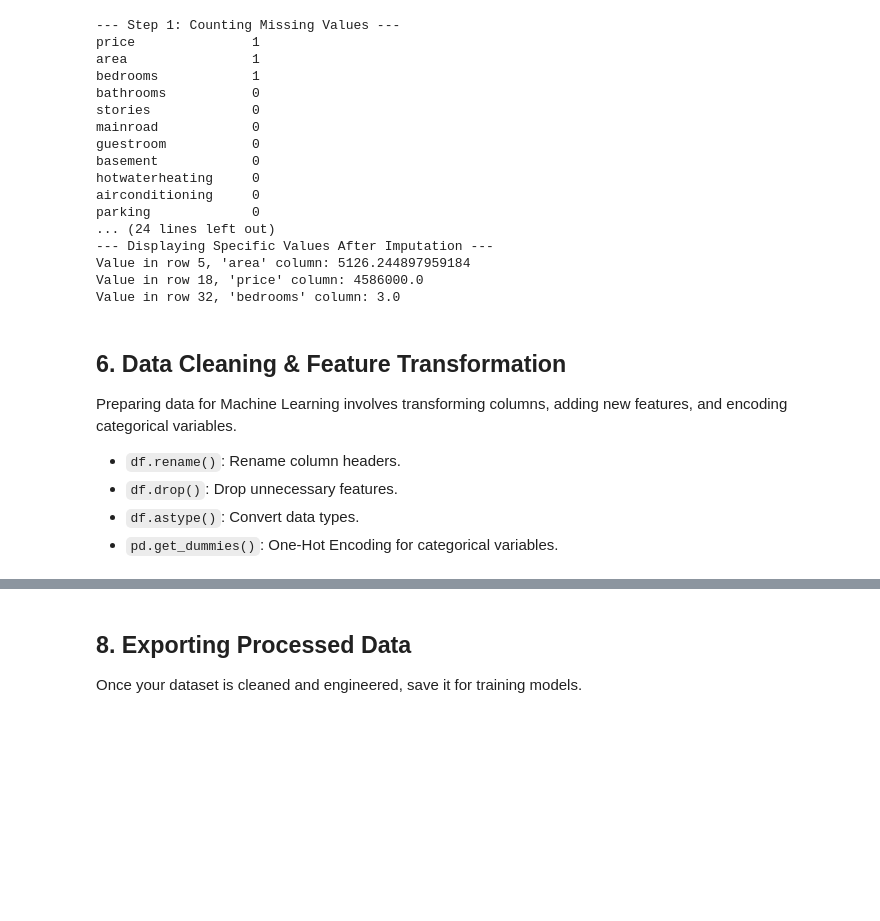
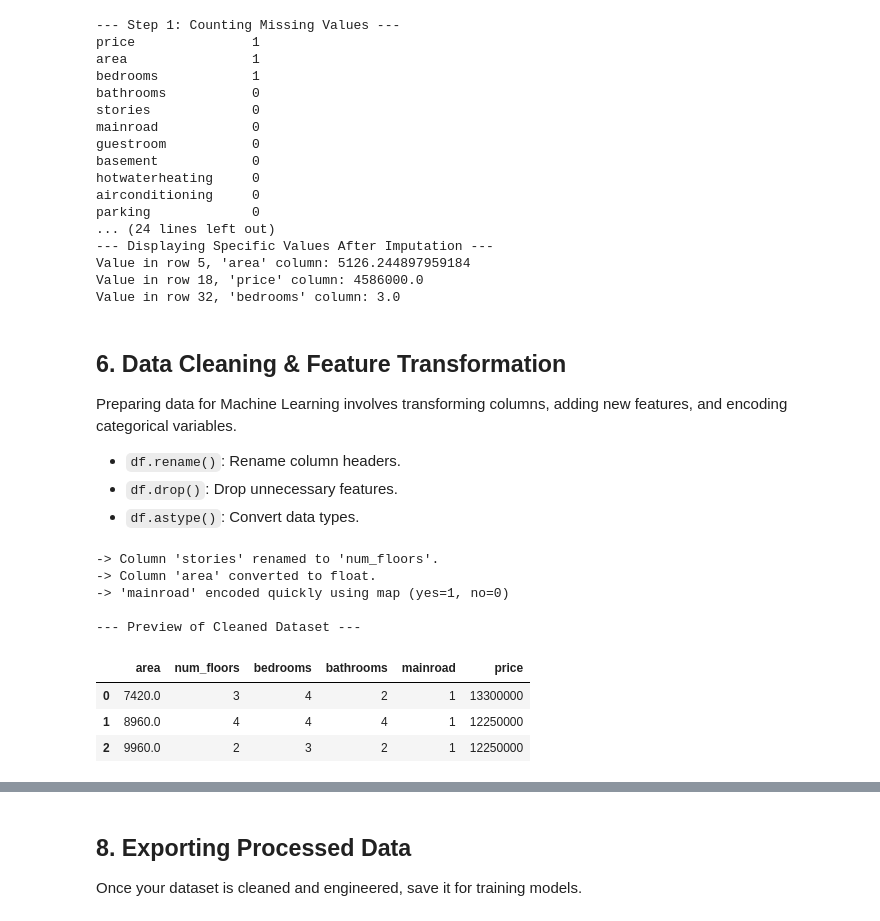
Before and after one commit to beshoyraafat20/Practical-machine-learning-DS540, a Jupyter notebook: lec0_python_lib_intro/Lec0.1_intro_pandas/quick_intro_to_pandas.ipynb, the cells around one changed output, grey strips where cells are left out. Cells and saved outputs as stored; diff of their text form; code cells hidden in the pictures; blank space fills up the shorter version.

```diff
--- a/lec0_python_lib_intro/Lec0.1_intro_pandas/quick_intro_to_pandas.ipynb
+++ b/lec0_python_lib_intro/Lec0.1_intro_pandas/quick_intro_to_pandas.ipynb
@@ -469,6 +478,39 @@ Preparing data for Machine Learning involves transforming columns, adding new fe
 - `df.rename()`: Rename column headers.
 - `df.drop()`: Drop unnecessary features.
 - `df.astype()`: Convert data types.
-- `pd.get_dummies()`: One-Hot Encoding for categorical variables.
 # %%
-#Preparing data
+# ==========================================
+# 6. SIMPLE DATA CLEANING & TRANSFORMATION
+# ==========================================
+
+# 1. Create a clean copy of the dataset to keep the original safe
+df_cleaned = df.copy()
+# 2. Rename a column (e.g., change 'stories' to 'num_floors')
+df_cleaned = df_cleaned.rename(columns={'stories': 'num_floors'})
+print("-> Column 'stories' renamed to 'num_floors'.")
+# 3. Convert data type (e.g., convert 'area' to float)
+df_cleaned['area'] = df_cleaned['area'].astype(float)
+print("-> Column 'area' converted to float.")
+
+# 4. Convert text columns (like 'mainroad') into numbers (0 and 1) using One-Hot Encoding
+
+"""anthor approach is to use labelencoder like LabelEncoder() from sklearn.preprocessing,
+   but here we will use a simple map function for binary columns."""
+
+if 'mainroad' in df_cleaned.columns:
+    df_cleaned['mainroad'] = df_cleaned['mainroad'].map({'yes': 1, 'no': 0})
+    print("-> 'mainroad' encoded quickly using map (yes=1, no=0)")
+
+# Preview the first 3 rows of our clean dataset
+print("\n--- Preview of Cleaned Dataset ---")
+df_cleaned[['area', 'num_floors', 'bedrooms', 'bathrooms', 'mainroad', 'price']].head(3)
+# %% [output]
+-> Column 'stories' renamed to 'num_floors'.
+-> Column 'area' converted to float.
+-> 'mainroad' encoded quickly using map (yes=1, no=0)
+
+--- Preview of Cleaned Dataset ---
+|  | area | num_floors | bedrooms | bathrooms | mainroad | price |
+| 0 | 7420.0 | 3 | 4 | 2 | 1 | 13300000 |
+| 1 | 8960.0 | 4 | 4 | 4 | 1 | 12250000 |
+| 2 | 9960.0 | 2 | 3 | 2 | 1 | 12250000 |
```
Also changed, not shown: parts of 9 cells of this notebook, 1 other file.
